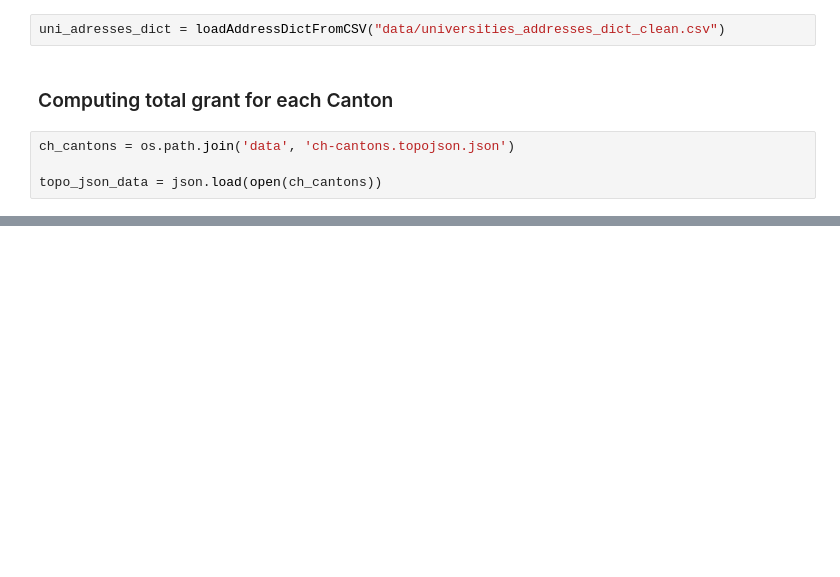
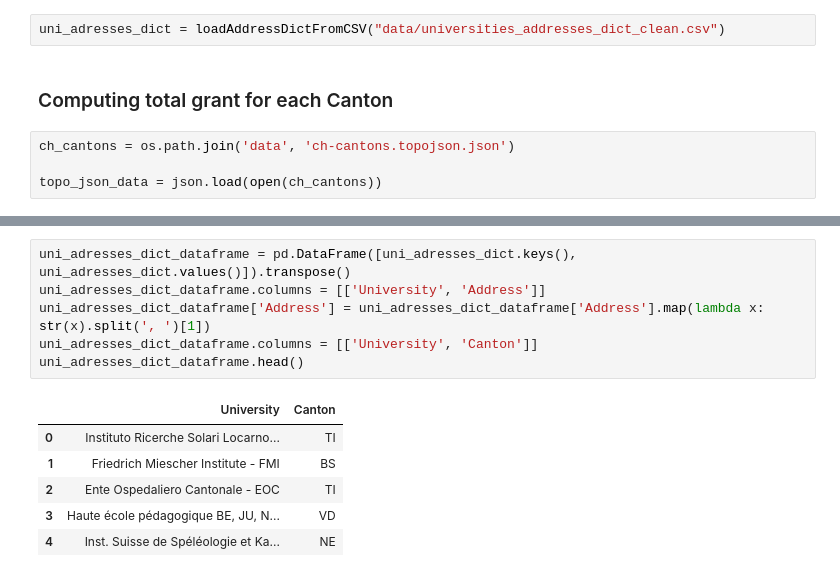
Before and after one commit to nathanquinteiro/ADA-Homework, a Jupyter notebook: 03 - Interactive Viz/Interactive Viz.ipynb, the cells around one changed output, grey strips where cells are left out. Saved outputs shown, nothing was run; the diff lists cells and outputs as text; blank space fills up the shorter version.

```diff
--- a/03 - Interactive Viz/Interactive Viz.ipynb
+++ b/03 - Interactive Viz/Interactive Viz.ipynb
@@ -299,0 +377,13 @@ m
+# %%
+uni_adresses_dict_dataframe = pd.DataFrame([uni_adresses_dict.keys(), uni_adresses_dict.values()]).transpose()
+uni_adresses_dict_dataframe.columns = [['University', 'Address']]
+uni_adresses_dict_dataframe['Address'] = uni_adresses_dict_dataframe['Address'].map(lambda x: str(x).split(', ')[1])
+uni_adresses_dict_dataframe.columns = [['University', 'Canton']]
+uni_adresses_dict_dataframe.head()
+# %% [output]
+|  | University | Canton |
+| 0 | Instituto Ricerche Solari Locarno... | TI |
+| 1 | Friedrich Miescher Institute - FMI | BS |
+| 2 | Ente Ospedaliero Cantonale - EOC | TI |
+| 3 | Haute école pédagogique BE, JU, N... | VD |
+| 4 | Inst. Suisse de Spéléologie et Ka... | NE |
```
Also changed, not shown: parts of 15 cells of this notebook.
